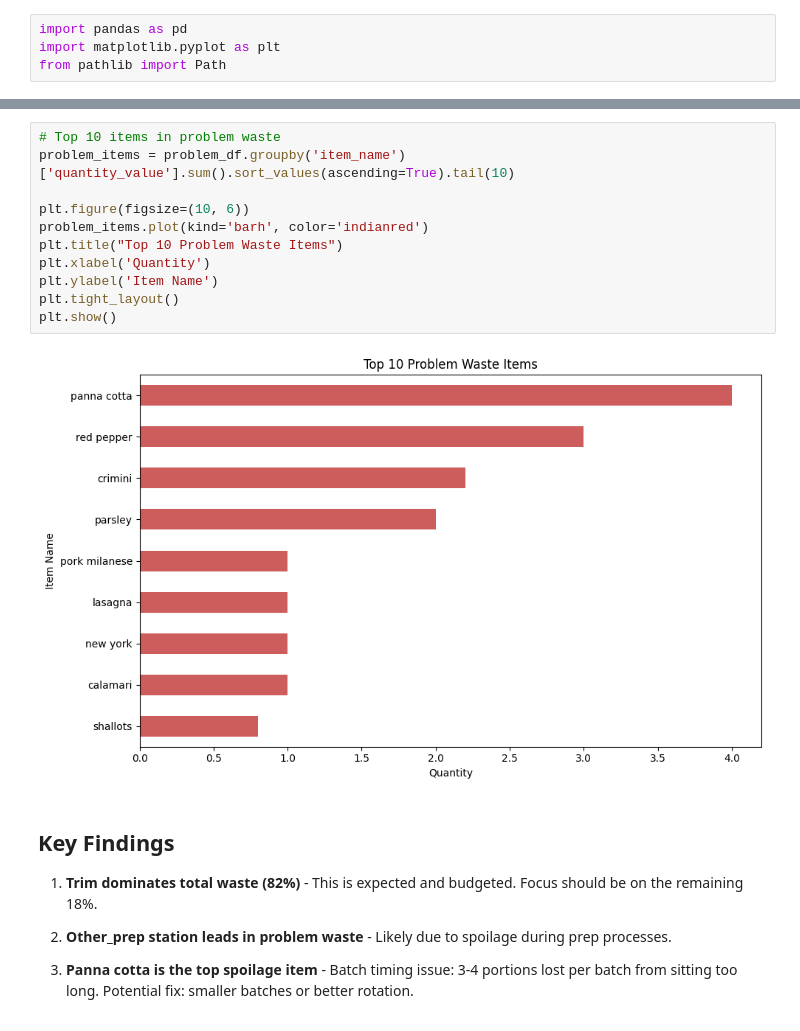
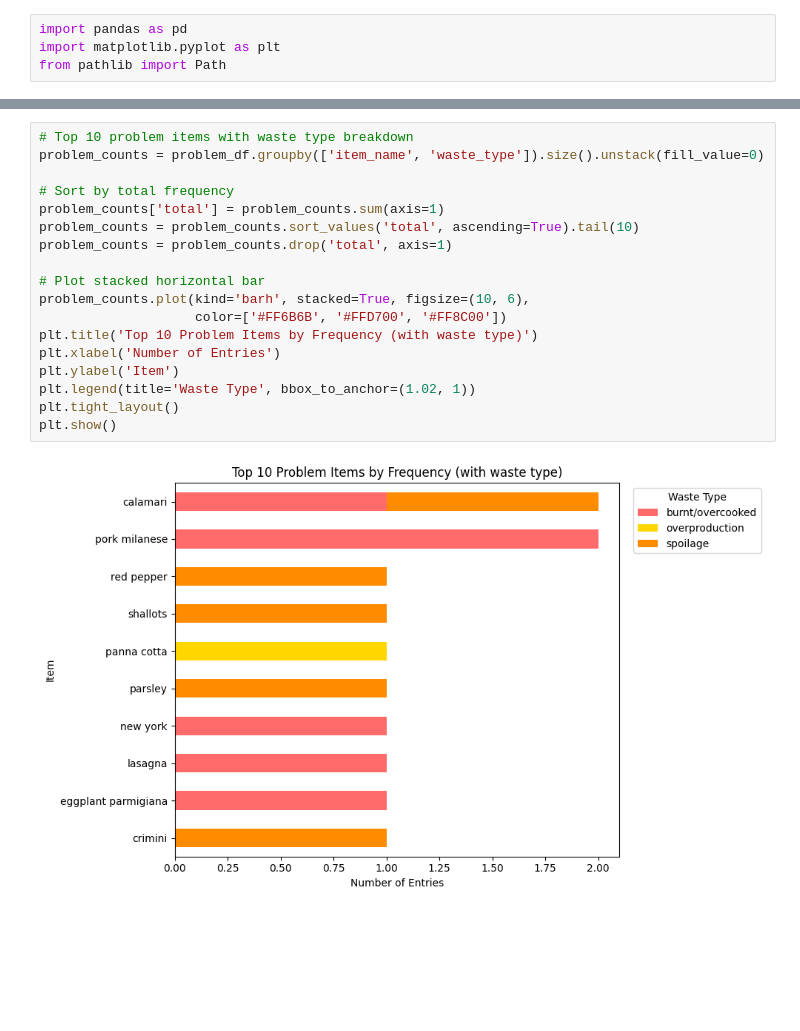
Before and after one commit to Regmonger/waste-tracker, a Jupyter notebook: waste_analysis.ipynb, the cells around one changed output, grey strips where cells are left out. Saved outputs shown, nothing was run; the diff lists cells and outputs as text; blank space fills up the shorter version.

Commit message:
Complete waste analysis notebook with focused visualizations

```diff
--- a/waste_analysis.ipynb
+++ b/waste_analysis.ipynb
@@ -63,24 +63,23 @@ plt.show()
 # %%
-# Top 10 items in problem waste
-problem_items = problem_df.groupby('item_name')['quantity_value'].sum().sort_values(ascending=True).tail(10)
+# Top 10 problem items with waste type breakdown
+problem_counts = problem_df.groupby(['item_name', 'waste_type']).size().unstack(fill_value=0)
 
-plt.figure(figsize=(10, 6))
-problem_items.plot(kind='barh', color='indianred')
-plt.title("Top 10 Problem Waste Items")
-plt.xlabel('Quantity')
-plt.ylabel('Item Name')
+# Sort by total frequency
+problem_counts['total'] = problem_counts.sum(axis=1)
+problem_counts = problem_counts.sort_values('total', ascending=True).tail(10)
+problem_counts = problem_counts.drop('total', axis=1)
+
+# Plot stacked horizontal bar
+problem_counts.plot(kind='barh', stacked=True, figsize=(10, 6),
+                    color=['#FF6B6B', '#FFD700', '#FF8C00'])
+plt.title('Top 10 Problem Items by Frequency (with waste type)')
+plt.xlabel('Number of Entries')
+plt.ylabel('Item')
+plt.legend(title='Waste Type', bbox_to_anchor=(1.02, 1))
 plt.tight_layout()
 plt.show()
 # %% [output]
-[figure, old version]
+[figure, new version]
-# %% [markdown]
-## Key Findings
-
-1. **Trim dominates total waste (82%)** - This is expected and budgeted. Focus should be on the remaining 18%.
-
-2. **Other_prep station leads in problem waste** - Likely due to spoilage during prep processes.
-
-3. **Panna cotta is the top spoilage item** - Batch timing issue: 3-4 portions lost per batch from sitting too long. Potential fix: smaller batches or better rotation.
 # %%
 # Convert timestamp to datetime
 df['date'] = pd.to_datetime(df['timestamp']).dt.date
```
Also changed, not shown: parts of 9 cells of this notebook.
